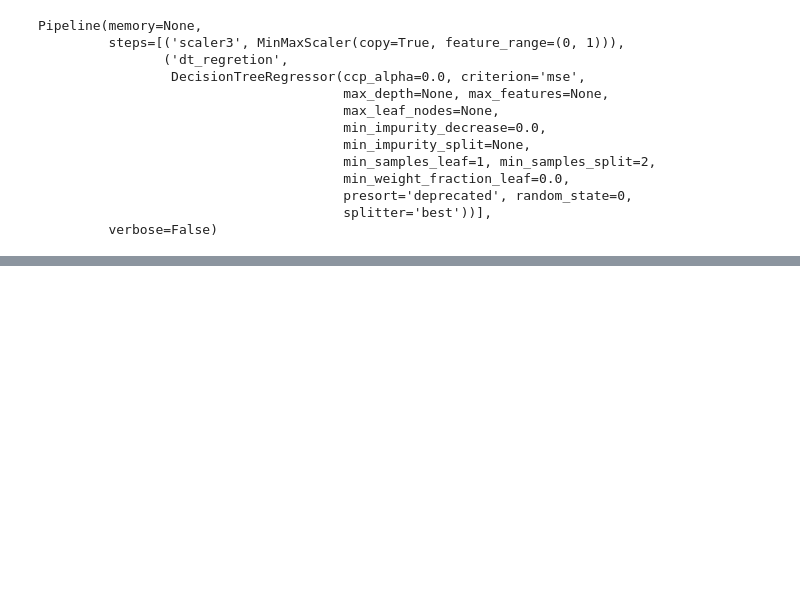
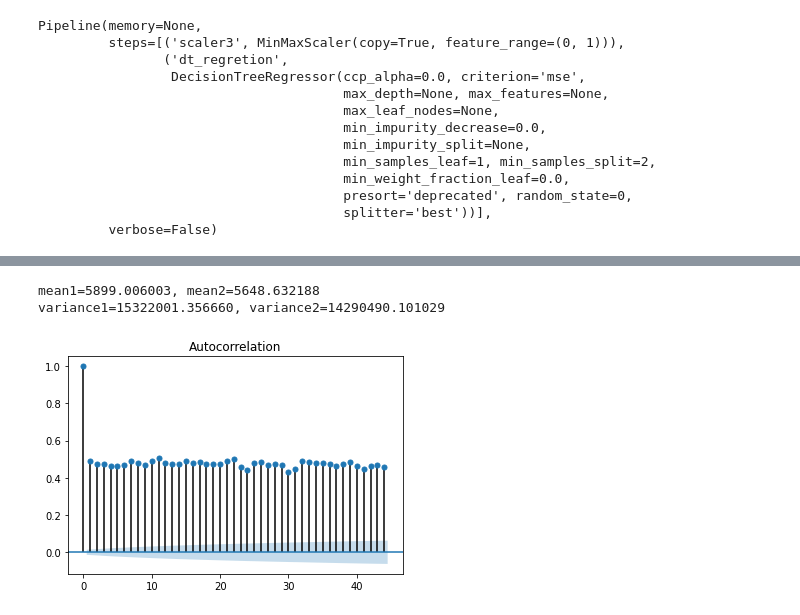
Before and after one commit to sabaagizew/10Acadamey_week-3, a Jupyter notebook: week3_sales_pridict_prophet_Task_2.ipynb, the cells around one changed output, grey strips where cells are left out. Saved outputs shown, nothing was run; the diff lists cells and outputs as text; code cells hidden in the pictures; blank space fills up the shorter version.

```diff
--- a/week3_sales_pridict_prophet_Task_2.ipynb
+++ b/week3_sales_pridict_prophet_Task_2.ipynb
@@ -880,0 +839,17 @@ AttributeError: ignored
+# %%
+sales = train_file['Sales'].values
+split = len(sales) // 2
+X1, X2 = sales[0:split], sales[split:]
+mean1, mean2 = X1.mean(), X2.mean()
+var1, var2 = X1.var(), X2.var()
+print('mean1=%f, mean2=%f' % (mean1, mean2))
+print('variance1=%f, variance2=%f' % (var1, var2))
+# %% [output]
+mean1=5899.006003, mean2=5648.632188
+variance1=15322001.356660, variance2=14290490.101029
+# %%
+#Autocorrelation and partial autocorrelation
+plot_acf(sales[:20000])
+plt.show()
+# %% [output]
+[figure, added]
```
Also changed, not shown: parts of 39 cells of this notebook.
